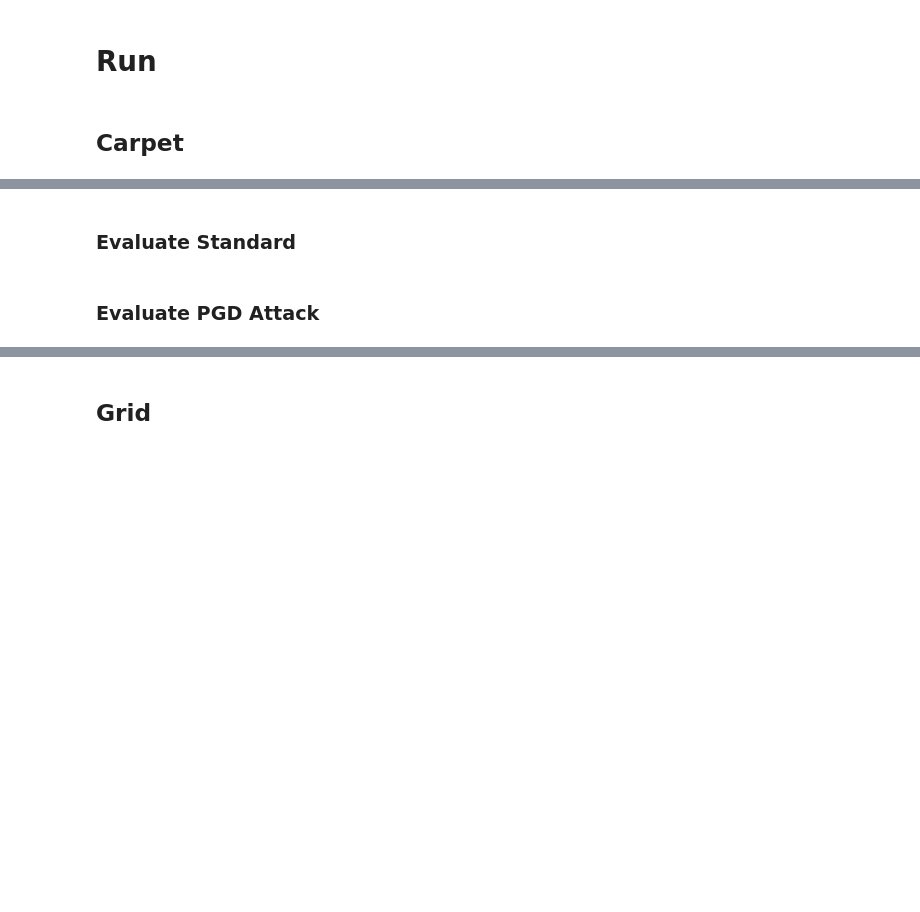
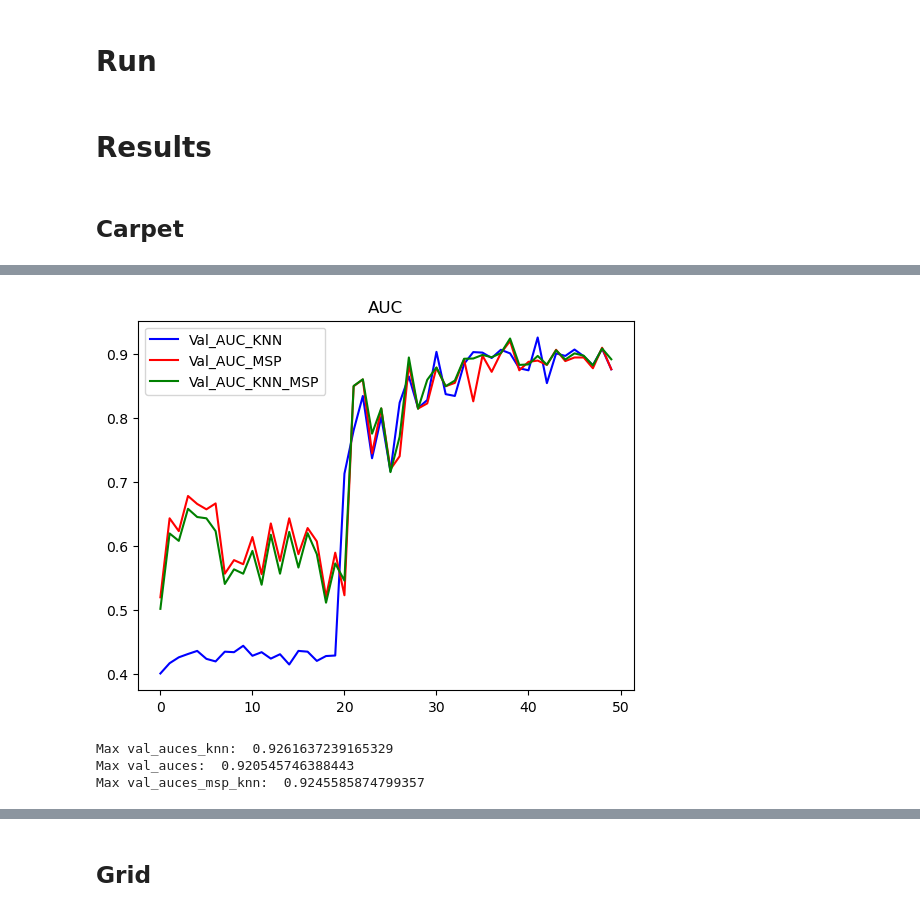
Before and after one commit to yaldashbz/pytorch-cutpaste, a Jupyter notebook: cutpaste_train.ipynb, the cells around one changed output, grey strips where cells are left out. Drawn from its saved outputs; the diff is of its cells as text; code cells hidden in the pictures; blank space fills up the shorter version.

```diff
--- a/cutpaste_train.ipynb
+++ b/cutpaste_train.ipynb
@@ -495,9 +462,11 @@ def run(args):
+# %% [markdown]
+# Results
 # %% [markdown]
 ## Carpet
 # %%
 args.data_type = 'carpet'
-args.epochs = 100
-run(args)
+args.epochs = 50
+model, loss_fn, checkpoint_path, train_dataloader, train_dataloader_normal, test_dataloader, history = run_fit(args)
 # %% [output]
 loading images
 loaded 280 images
@@ -519,2 +488,4 @@ Epoch [15/100], loss: 0.0074 - auc: 0.8187 |
+[figure, added]
+Max val_auces_knn:  0.9261637239165329
+Max val_auces:  0.920545746388443
+Max val_auces_msp_knn:  0.9245585874799357
-# %% [markdown]
-### Evaluate Standard
@@ -532,2 +491,0 @@ print(preds, targs)
-# %% [markdown]
-### Evaluate PGD Attack
```
Also changed, not shown: parts of 36 cells of this notebook, 1 other file.
